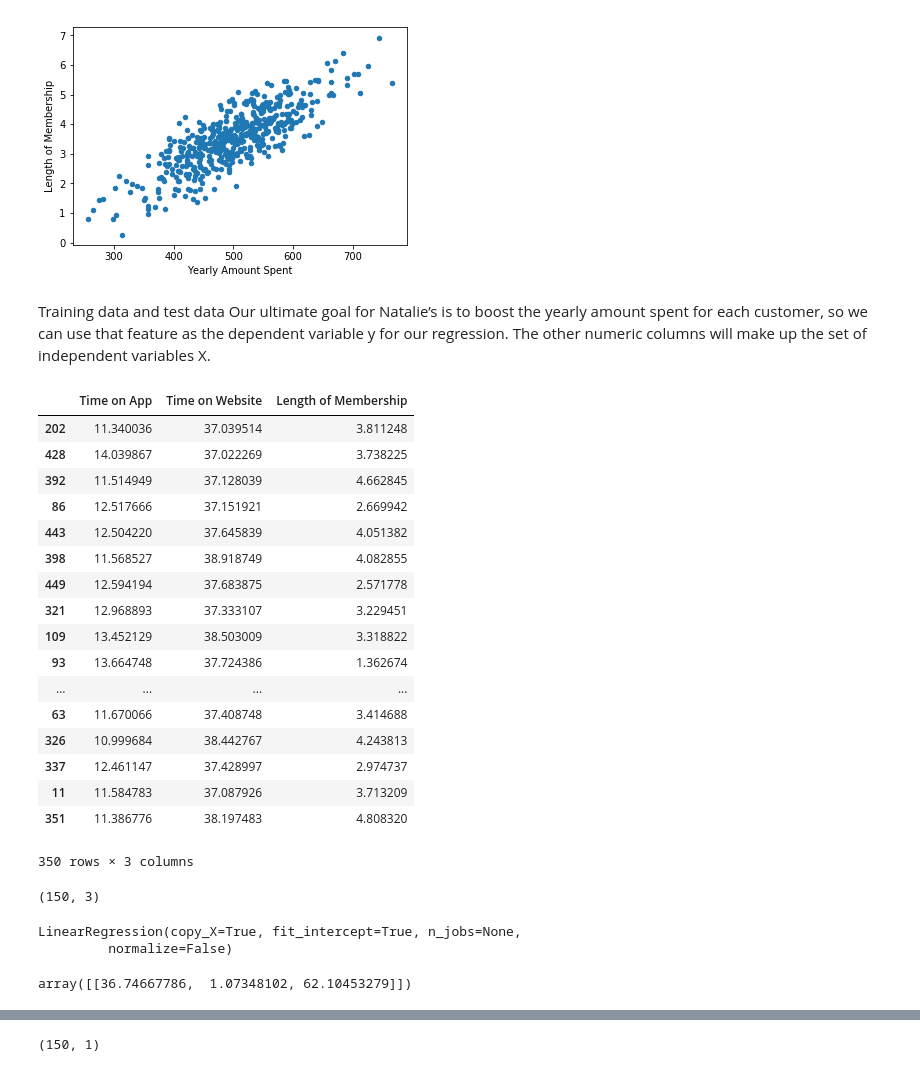
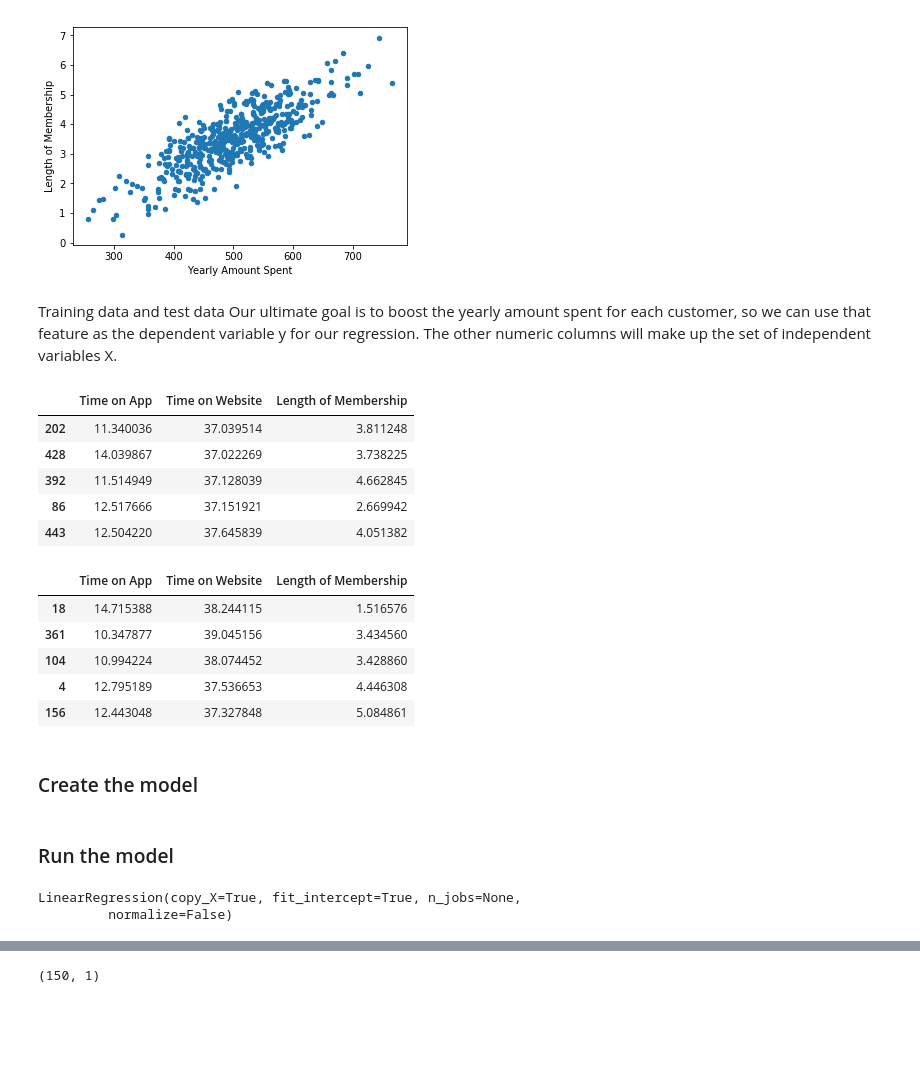
Before and after one commit to saulomeirelles/WomenInPython, a Jupyter notebook: ML_Ecommerce/PythonTraining_17April2019.ipynb, the cells around one changed output, grey strips where cells are left out. Saved outputs shown, nothing was run; the diff lists cells and outputs as text; code cells hidden in the pictures; blank space fills up the shorter version.

```diff
--- a/ML_Ecommerce/PythonTraining_17April2019.ipynb
+++ b/ML_Ecommerce/PythonTraining_17April2019.ipynb
@@ -81,45 +81,38 @@ df_ecom.plot.scatter(x='Yearly Amount Spent',y='Length of Membership')
 [figure]
 # %% [markdown]
 Training data and test data
-Our ultimate goal for Natalie’s is to boost the yearly amount spent for each customer, so we can use that feature as the dependent variable y for our regression. The other numeric columns will make up the set of independent variables X.
+Our ultimate goal is to boost the yearly amount spent for each customer, so we can use that feature as the dependent variable y for our regression. The other numeric columns will make up the set of independent variables X.
 # %%
-X = df_ecom[['Time on App', 'Time on Website', 'Length of Membership']]
+x = df_ecom[['Time on App', 'Time on Website', 'Length of Membership']]
 y = df_ecom[['Yearly Amount Spent']]
 # %%
-X_train, X_test, y_train, y_test = train_test_split(X, y, test_size=0.3, random_state=101)
+X_train, X_test, y_train, y_test = train_test_split(x, y, test_size=0.3, random_state=101)
 # %%
-X_train
+X_train.head()
 # %% [output]
 |  | Time on App | Time on Website | Length of Membership |
 | 202 | 11.340036 | 37.039514 | 3.811248 |
 | 428 | 14.039867 | 37.022269 | 3.738225 |
 | 392 | 11.514949 | 37.128039 | 4.662845 |
 | 86 | 12.517666 | 37.151921 | 2.669942 |
 | 443 | 12.504220 | 37.645839 | 4.051382 |
-| 398 | 11.568527 | 38.918749 | 4.082855 |
-| 449 | 12.594194 | 37.683875 | 2.571778 |
-| 321 | 12.968893 | 37.333107 | 3.229451 |
-| 109 | 13.452129 | 38.503009 | 3.318822 |
-| 93 | 13.664748 | 37.724386 | 1.362674 |
-| ... | ... | ... | ... |
-| 63 | 11.670066 | 37.408748 | 3.414688 |
-| 326 | 10.999684 | 38.442767 | 4.243813 |
-| 337 | 12.461147 | 37.428997 | 2.974737 |
-| 11 | 11.584783 | 37.087926 | 3.713209 |
-| 351 | 11.386776 | 38.197483 | 4.808320 |
-350 rows × 3 columns
 # %%
-X_test.shape
+X_test.head()
 # %% [output]
-(150, 3)
+|  | Time on App | Time on Website | Length of Membership |
+| 18 | 14.715388 | 38.244115 | 1.516576 |
+| 361 | 10.347877 | 39.045156 | 3.434560 |
+| 104 | 10.994224 | 38.074452 | 3.428860 |
+| 4 | 12.795189 | 37.536653 | 4.446308 |
+| 156 | 12.443048 | 37.327848 | 5.084861 |
+# %% [markdown]
+### Create the model
 # %%
 lm = LinearRegression()
+# %% [markdown]
+### Run the model
 # %%
 lm.fit(X_train, y_train)
 # %% [output]
 LinearRegression(copy_X=True, fit_intercept=True, n_jobs=None,
          normalize=False)
-# %%
-lm.coef_
-# %% [output]
-array([[36.74667786,  1.07348102, 62.10453279]])
```
Also changed, not shown: parts of 7 cells of this notebook, 1 other file.
